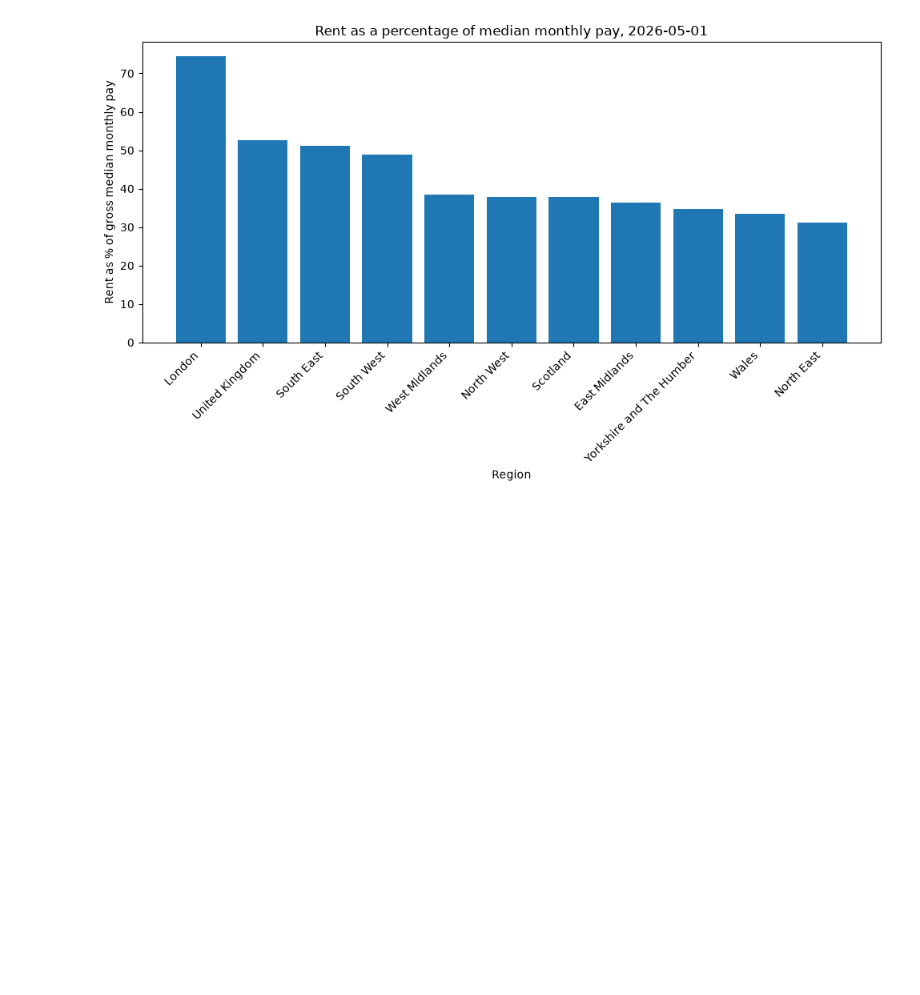
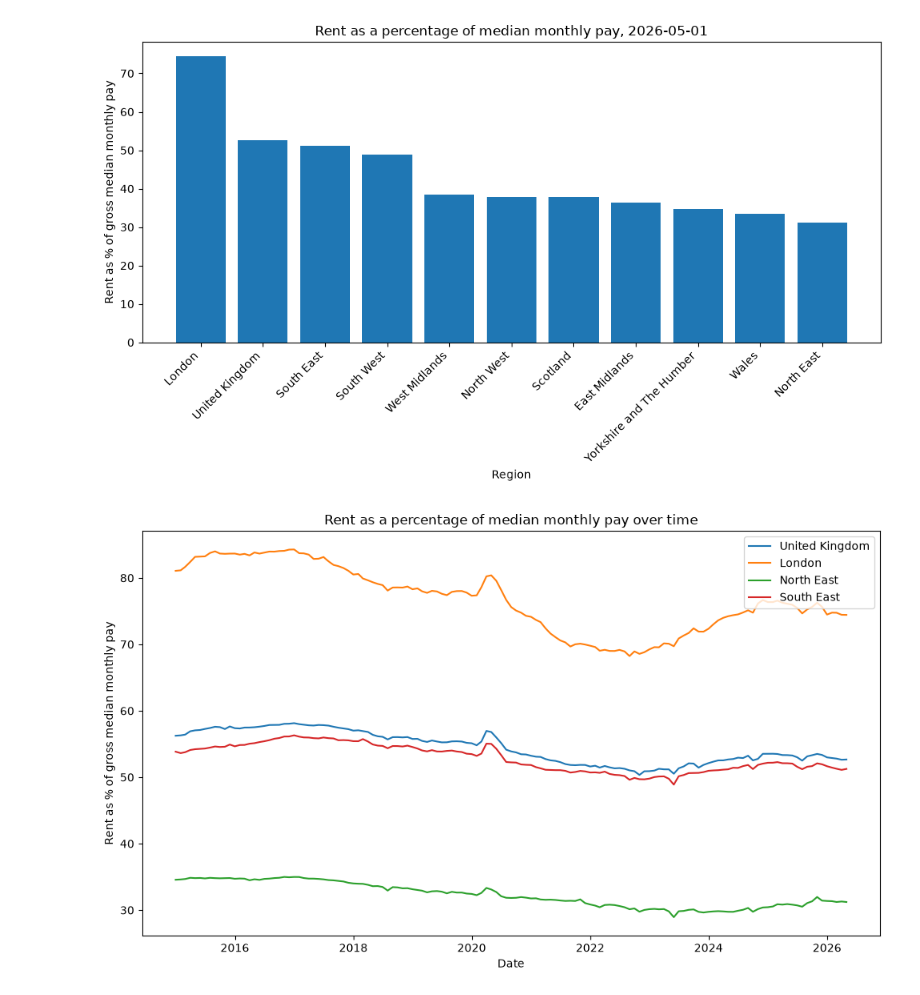
Before and after one commit to Puffinscatz/uk-affordability-analysis, a Jupyter notebook: notebooks/03_exploratory_analysis.ipynb, the cells around one changed output. Cells and saved outputs as stored; diff of their text form; code cells hidden in the pictures; blank space fills up the shorter version.

Commit message:
Add affordability analysis and visualisations

```diff
--- a/notebooks/03_exploratory_analysis.ipynb
+++ b/notebooks/03_exploratory_analysis.ipynb
@@ -170,3 +170,37 @@ plt.savefig(
 plt.show()
 # %% [output]
 [figure]
+# %%
+# Visual 2: Trend chart
+
+selected_regions = ["United Kingdom", "London", "North East", "South East"]
+
+selected_data = affordability[
+    affordability["area_name"].isin(selected_regions)
+].copy()
+
+plt.figure(figsize=(10, 6))
+
+for region in selected_regions:
+    region_data = selected_data[selected_data["area_name"] == region]
+    plt.plot(
+        region_data["time_period"],
+        region_data["rent_to_pay_percent"],
+        label=region
+    )
+
+plt.title("Rent as a percentage of median monthly pay over time")
+plt.xlabel("Date")
+plt.ylabel("Rent as % of gross median monthly pay")
+plt.legend()
+plt.tight_layout()
+
+plt.savefig(
+    "../outputs/charts/rent_to_pay_trends_selected_regions.png",
+    dpi=300,
+    bbox_inches="tight"
+)
+
+plt.show()
+# %% [output]
+[figure, added]
```
Also changed, not shown: parts of 3 cells of this notebook, 2 other files.
